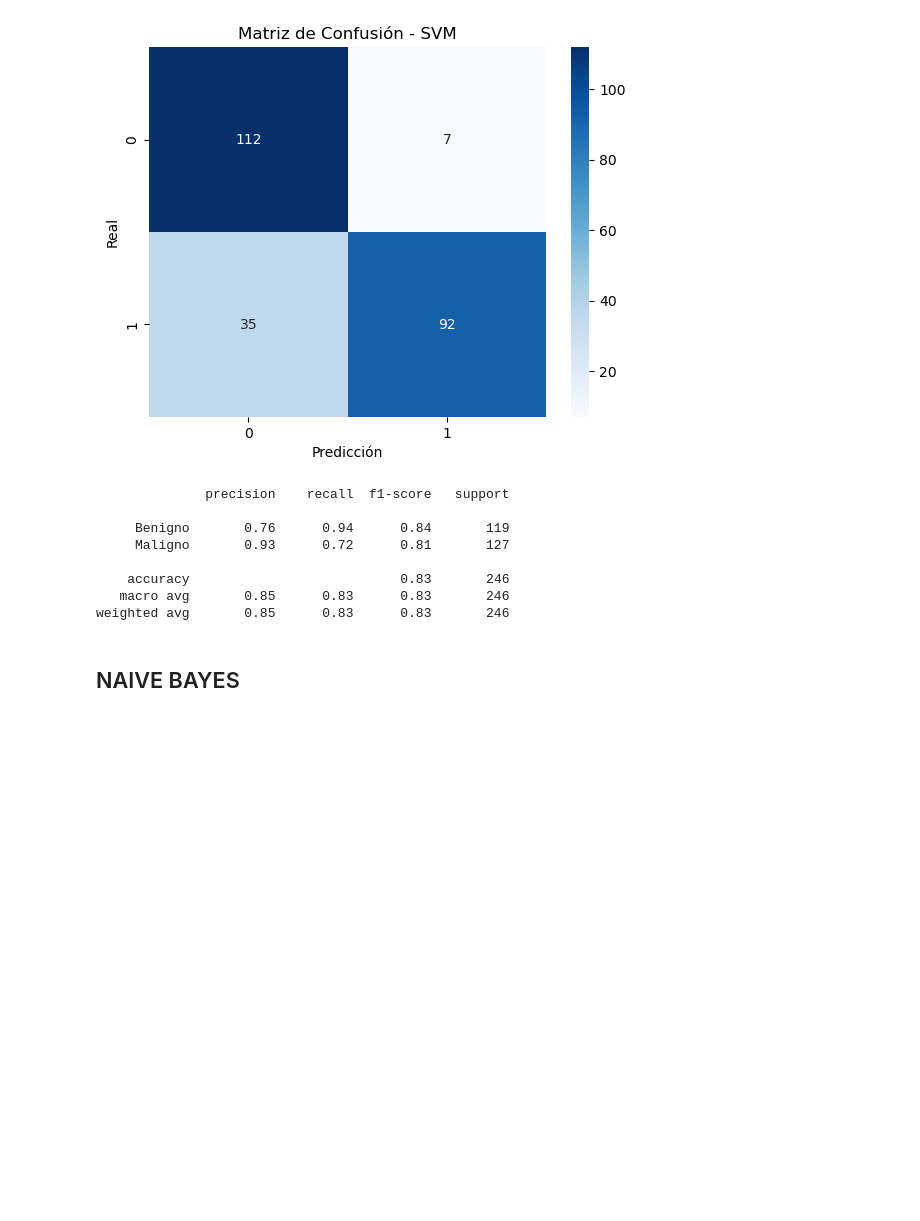
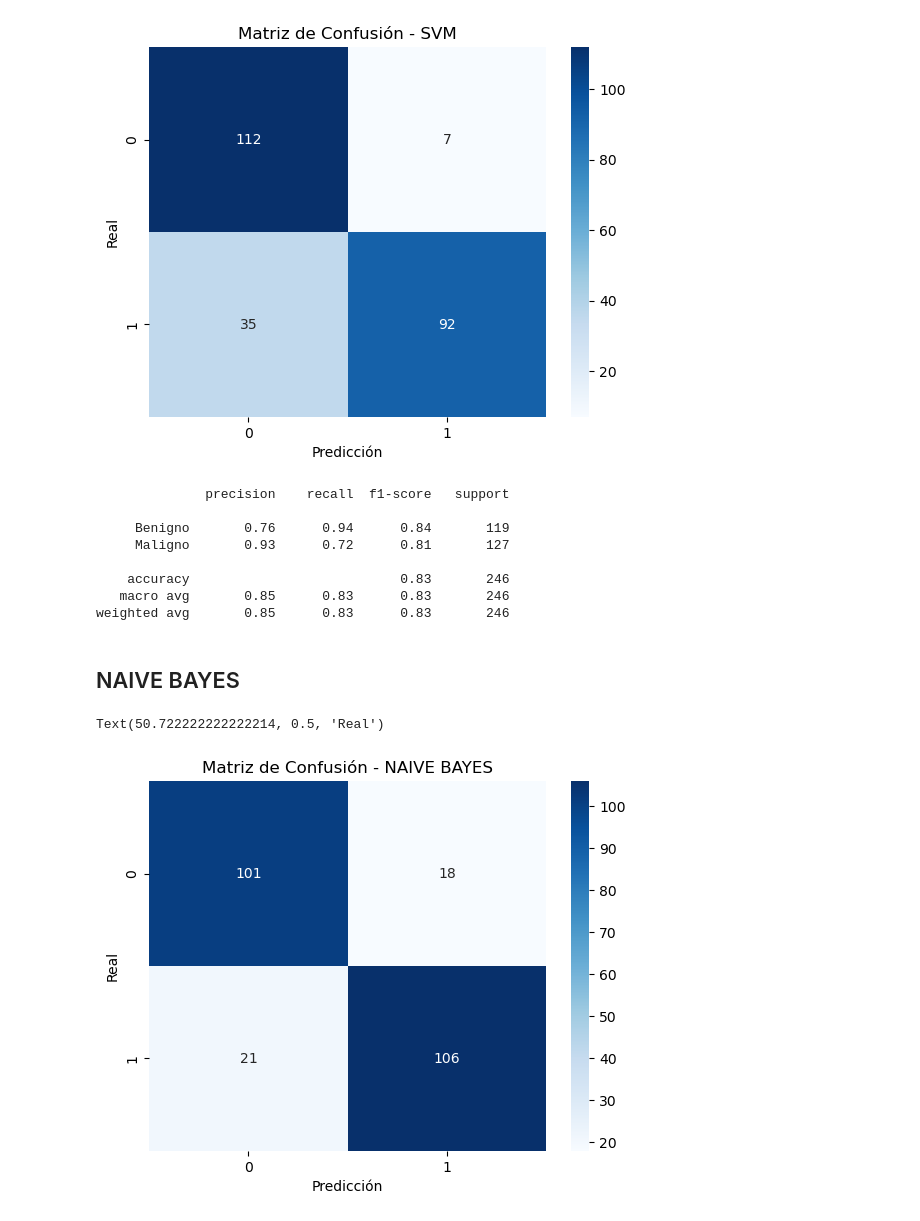
Before and after one commit to Abel-Leon/API_ALGORITMOS_GR8, a Jupyter notebook: mammographic/Algoritmos.ipynb, the cells around one changed output. Drawn from its saved outputs; the diff is of its cells as text; code cells hidden in the pictures; blank space fills up the shorter version.

```diff
--- a/mammographic/Algoritmos.ipynb
+++ b/mammographic/Algoritmos.ipynb
@@ -177,7 +177,15 @@ weighted avg       0.85      0.83      0.83       246
 # %%
 from sklearn.naive_bayes import GaussianNB
 
 nb_mm = GaussianNB()
 nb_mm.fit(x_train, y_train)
 predicciones_nb = nb_mm.predict(x_test)
-print(classification_report(y_test, predicciones_nb, target_names=clasificadores))
+## matriz de confusion
+tn, fp, fn, tp = confusion_matrix(y_test, predicciones_nb).ravel()
+sb.heatmap(confusion_matrix(y_test, predicciones_nb), annot=True, fmt="d",cmap="Blues")
+plt.title('Matriz de Confusión - NAIVE BAYES')
+plt.xlabel('Predicción')
+plt.ylabel('Real')
+# %% [output]
+Text(50.722222222222214, 0.5, 'Real')
+[figure, added]
```
Also changed, not shown: parts of 4 cells of this notebook.
